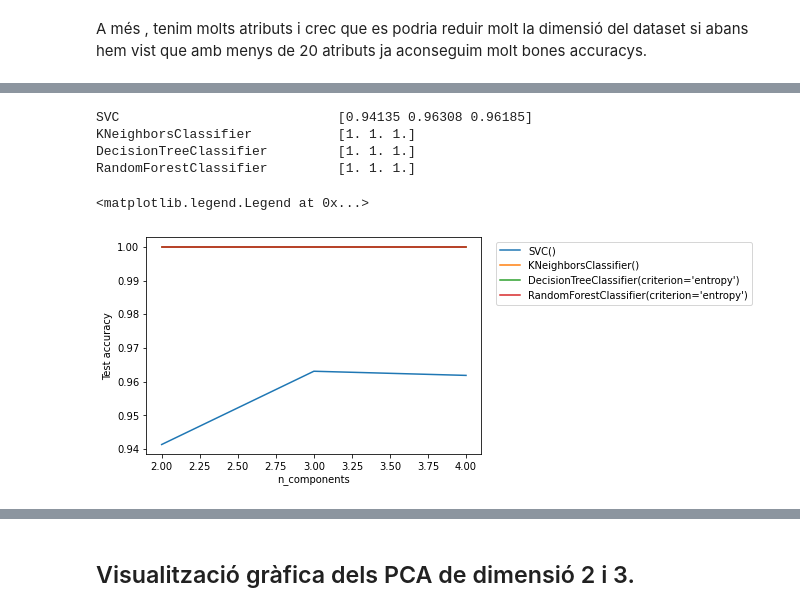
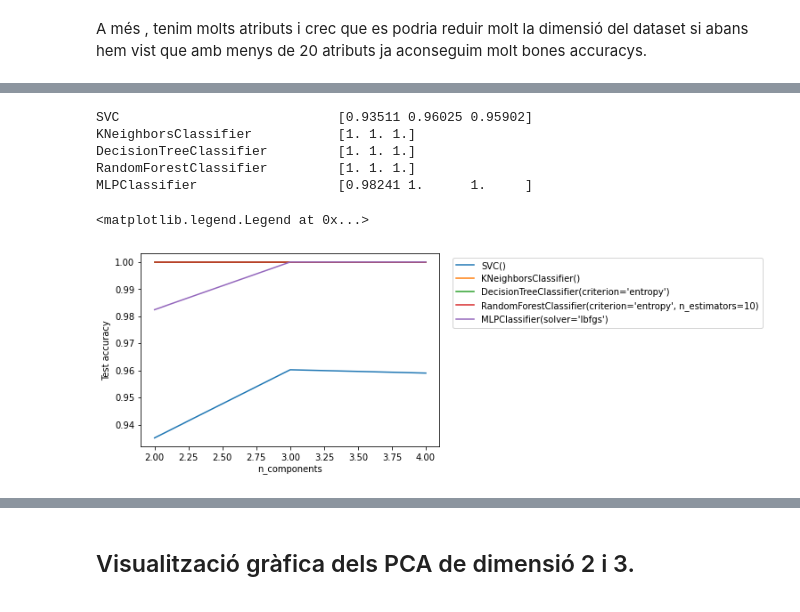
Before and after one commit to AlbertRoca29/Mushrooms, a Jupyter notebook: mushrooms.ipynb, the cells around one changed output, grey strips where cells are left out. Saved outputs shown, nothing was run; the diff lists cells and outputs as text; code cells hidden in the pictures.

```diff
--- a/mushrooms.ipynb
+++ b/mushrooms.ipynb
@@ -406,21 +429,22 @@ L'objectiu és saber a quin nombre de components he de reduir l'espai, per acons
 # %% [markdown]
 Per això creare diferents subsets. Les variables que trio per a cada un són aconseguides a partir d'un PCA per a cada nombre de variables.
 # %%
-def pca_accuracy_evolution(classifier,X_train,y_train,X_test,y_test,n_final,print_all=True):
+def pca_accuracy_evolution(classifier,X_train,y_train,X_test,y_test,n_final,print_all=True,cv = 2):
     pca = [0,0]+[PCA(n_components=i) for i in range(2,n_final+1)]
     acc =[]
     for i in range(2,n_final+1):
         X_train_r = pca[i].fit_transform(X_train)
         X_test_r = pca[i].transform(X_test)
         classifier.fit(X_train_r,y_train)
-        acc.append(accuracy_score(y_test,classifier.predict(X_test_r)))
+        res = cross_val_score(classifier, X_train_r, y_train, n_jobs=-1, scoring='accuracy',cv = cv).mean()
+        acc.append(res)
     if(print_all):
         print(type(classifier).__name__.ljust(30, ' '),np.array(acc))
     plt.plot(range(2,n_final+1),acc,label = classifier)
 # %%
 plt.figure(figsize=(13,9))
 
-for classifier in all_models:
+for classifier in models:
     pca_accuracy_evolution(classifier,X_train,y_train,X_test,y_test,n_final = 7)
 plt.xlabel("n_components")
 plt.ylabel("Test accuracy")
@@ -446,7 +471,8 @@ models = [
     SVC(kernel='rbf'),
     KNeighborsClassifier(n_neighbors = 5),
     DecisionTreeClassifier(criterion='entropy'),
-    RandomForestClassifier(n_estimators = 100, criterion = 'entropy')
+    RandomForestClassifier(n_estimators = 10, criterion = 'entropy'),
+    MLPClassifier(solver='lbfgs') # adams va bé però és lentet
 ]
 
 all_models = [
@@ -455,11 +481,11 @@ all_models = [
     LinearSVC(),
     Perceptron(),
     SGDClassifier(),
-    LinearDiscriminantAnalysis(),
     KNeighborsClassifier(n_neighbors = 5),
     GaussianNB(),
     DecisionTreeClassifier(criterion='entropy'),
-    RandomForestClassifier(n_estimators = 100, criterion = 'entropy')
+    RandomForestClassifier(n_estimators = 10, criterion = 'entropy'),
+    MLPClassifier(solver='lbfgs') # adams va bé però és lentet
 ]
 # %% [markdown]
 A més , tenim molts atributs i crec que es podria reduir molt la dimensió del dataset si abans hem vist que amb menys de 20 atributs ja aconseguim molt bones accuracys.
@@ -501,8 +527,8 @@ if (X_norm.shape[1]>50):
     X_train = X_train[:,s]
     X_test = X_test[:,s]
 
-    for classifier in models:
-        classifier.fit(X_train,y_train)
-        t = time.time()
-        print_score(classifier,X_train,y_train,X_test,y_test,matriu = True)
-        print("temps = %3.4fs"%(time.time()-t))
+for classifier in models:
+    classifier.fit(X_train,y_train)
+    t = time.time()
+    print_score(classifier,X_train,y_train,X_test,y_test,matriu = False)
+    print("temps = %3.4fs"%(time.time()-t))
@@ -509,13 +555,14 @@ if (X_norm.shape[1]>50):
 # %%
 for classifier in models:
-    pca_accuracy_evolution(classifier,X_train,y_train,X_test,y_test,n_final = 4)
+    pca_accuracy_evolution(classifier,X_train,y_train,X_test,y_test,n_final = 4, cv = 5)
 plt.xlabel("n_components")
 plt.ylabel("Test accuracy")
 plt.legend(bbox_to_anchor=(1.03, 1))
 # %% [output]
-SVC                            [0.94135 0.96308 0.96185]
+SVC                            [0.93511 0.96025 0.95902]
 KNeighborsClassifier           [1. 1. 1.]
 DecisionTreeClassifier         [1. 1. 1.]
 RandomForestClassifier         [1. 1. 1.]
+MLPClassifier                  [0.98241 1.      1.     ]
 <matplotlib.legend.Legend at 0x...>
-[figure, old version]
+[figure, new version]
```
Also changed, not shown: parts of 92 cells of this notebook.
